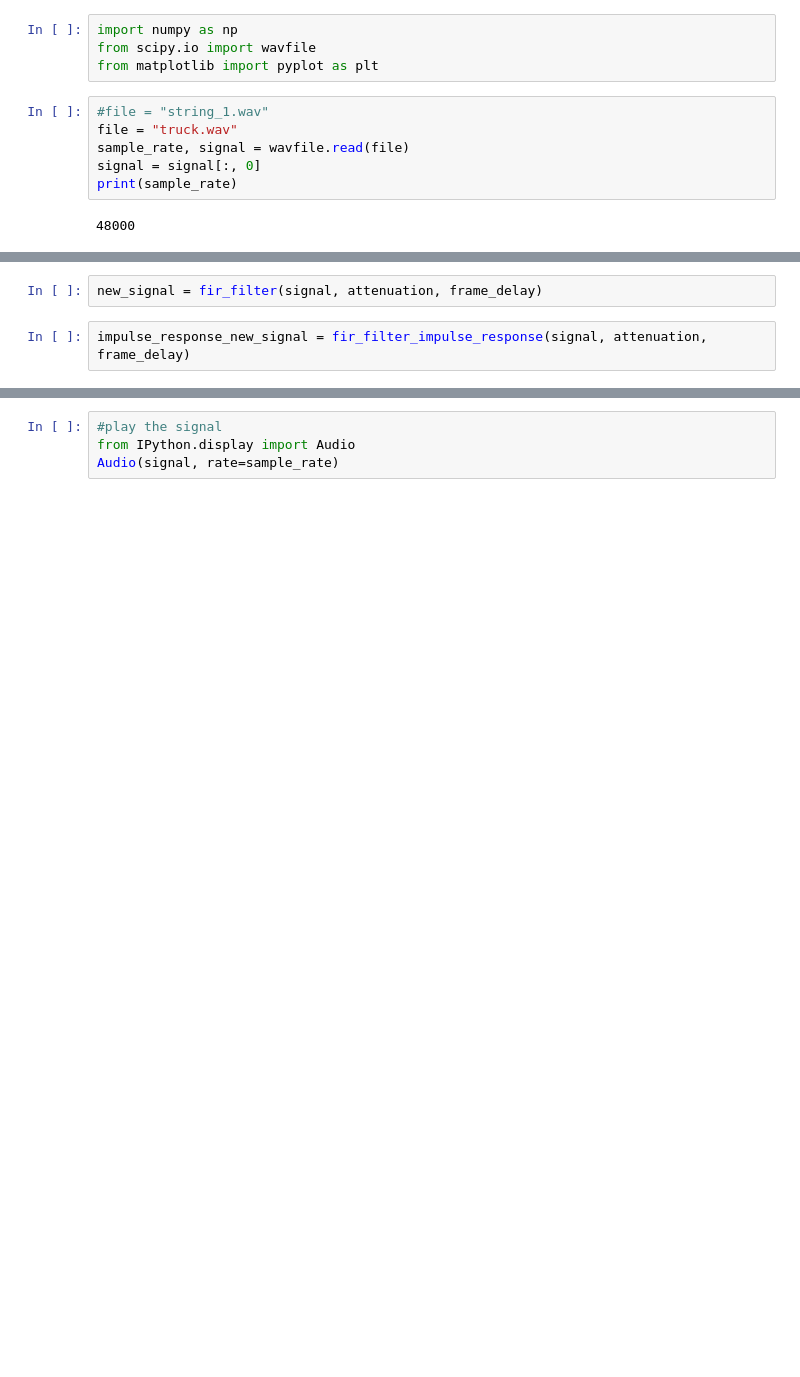
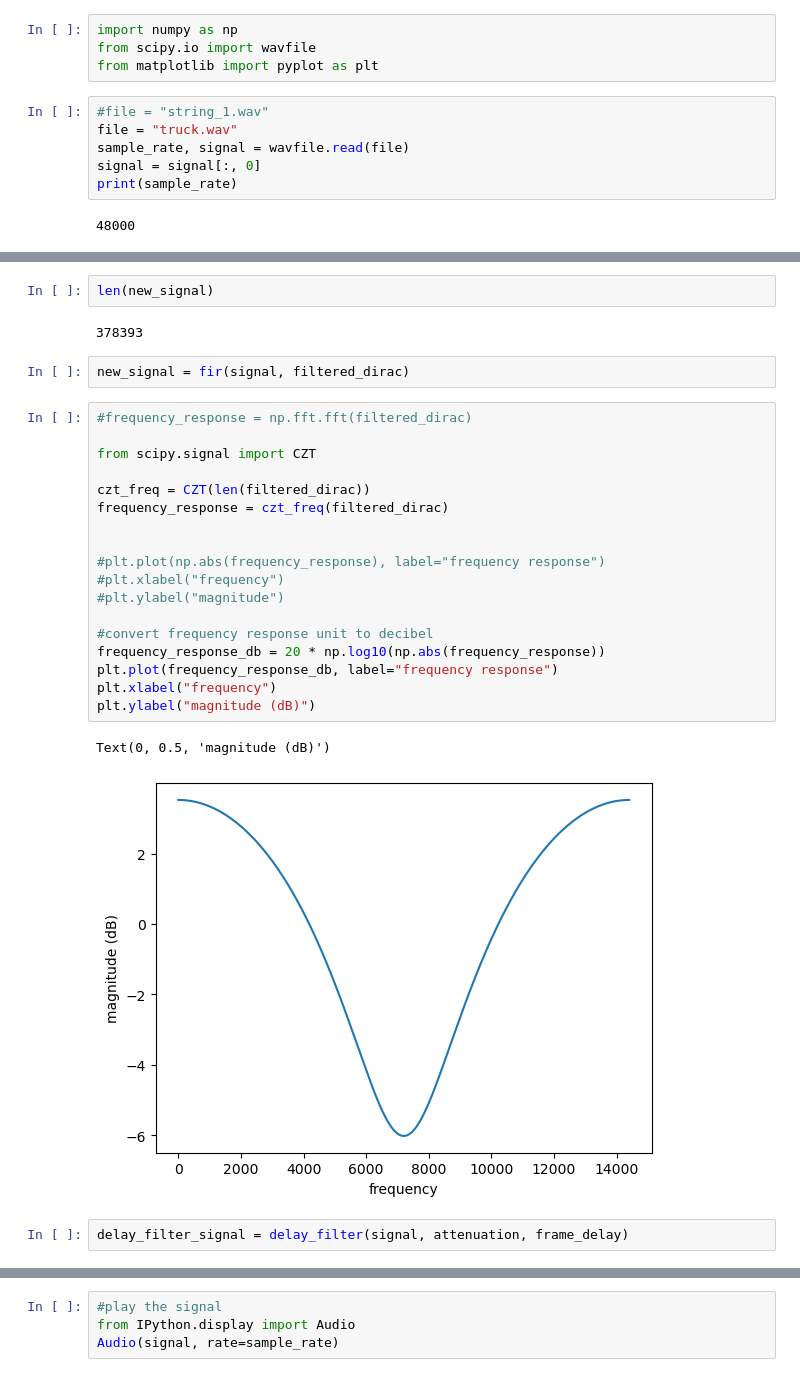
Before and after one commit to Dorin-D/m2-paris-saclay, a Jupyter notebook: Signal_Processing/lab_2/fir_delay.ipynb, the cells around one changed output, grey strips where cells are left out. Drawn from its saved outputs; the diff is of its cells as text; blank space fills up the shorter version.

```diff
--- a/Signal_Processing/lab_2/fir_delay.ipynb
+++ b/Signal_Processing/lab_2/fir_delay.ipynb
@@ -39,6 +53,31 @@ attenuation = 0.5
+# %%
+len(new_signal)
+# %% [output]
+378393
+# %%
+new_signal = fir(signal, filtered_dirac)
+# %%
+#frequency_response = np.fft.fft(filtered_dirac)
+
+from scipy.signal import CZT
+
+czt_freq = CZT(len(filtered_dirac))
+frequency_response = czt_freq(filtered_dirac)
+
+
+#plt.plot(np.abs(frequency_response), label="frequency response")
+#plt.xlabel("frequency")
+#plt.ylabel("magnitude")
+
+#convert frequency response unit to decibel
+frequency_response_db = 20 * np.log10(np.abs(frequency_response))
+plt.plot(frequency_response_db, label="frequency response")
+plt.xlabel("frequency")
+plt.ylabel("magnitude (dB)")
+# %% [output]
+Text(0, 0.5, 'magnitude (dB)')
+[figure, added]
 # %%
-new_signal = fir_filter(signal, attenuation, frame_delay)
+delay_filter_signal = delay_filter(signal, attenuation, frame_delay)
-# %%
-impulse_response_new_signal = fir_filter_impulse_response(signal, attenuation, frame_delay)
 # %%
 #plot side by side
```
Also changed, not shown: parts of 10 cells of this notebook, 32 other files.
